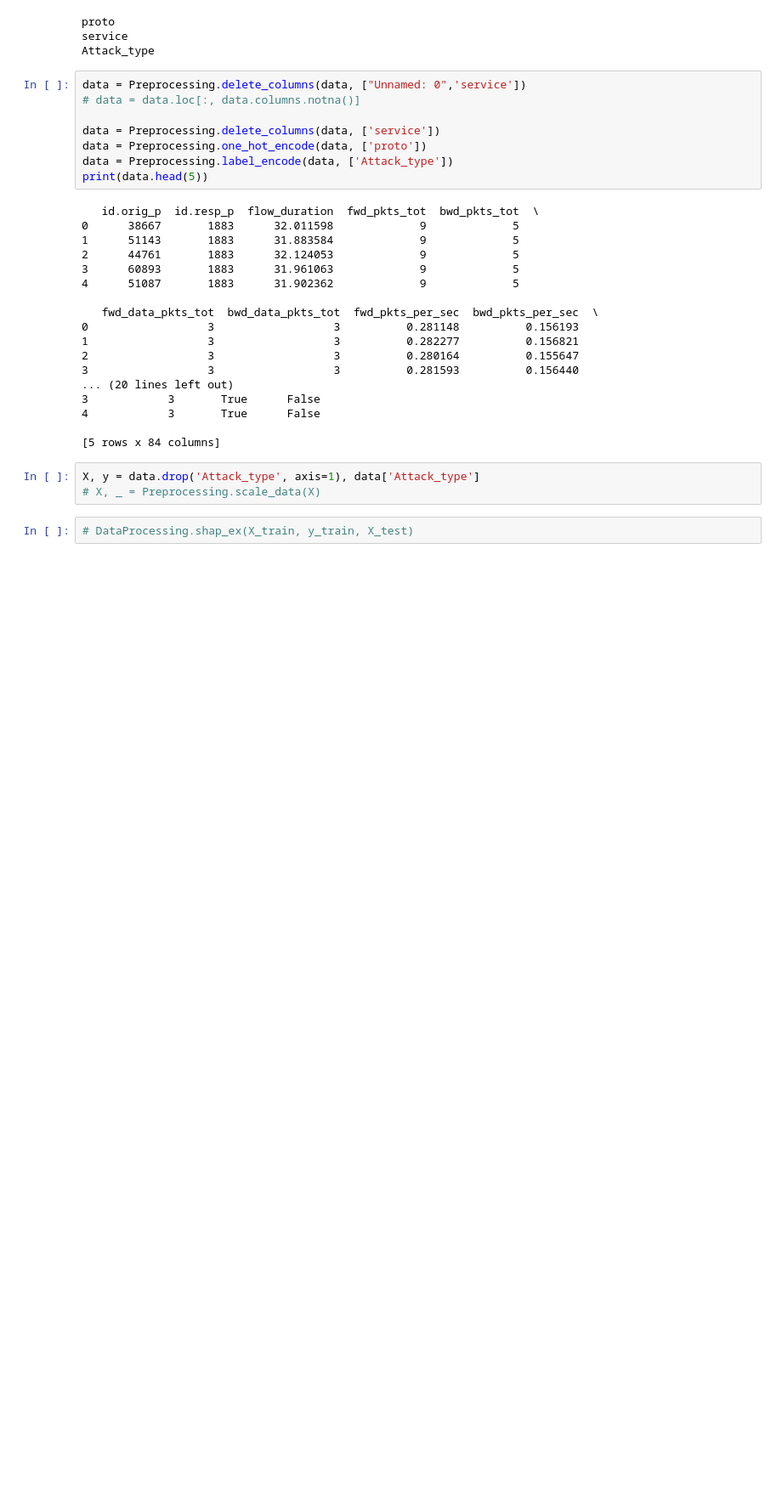
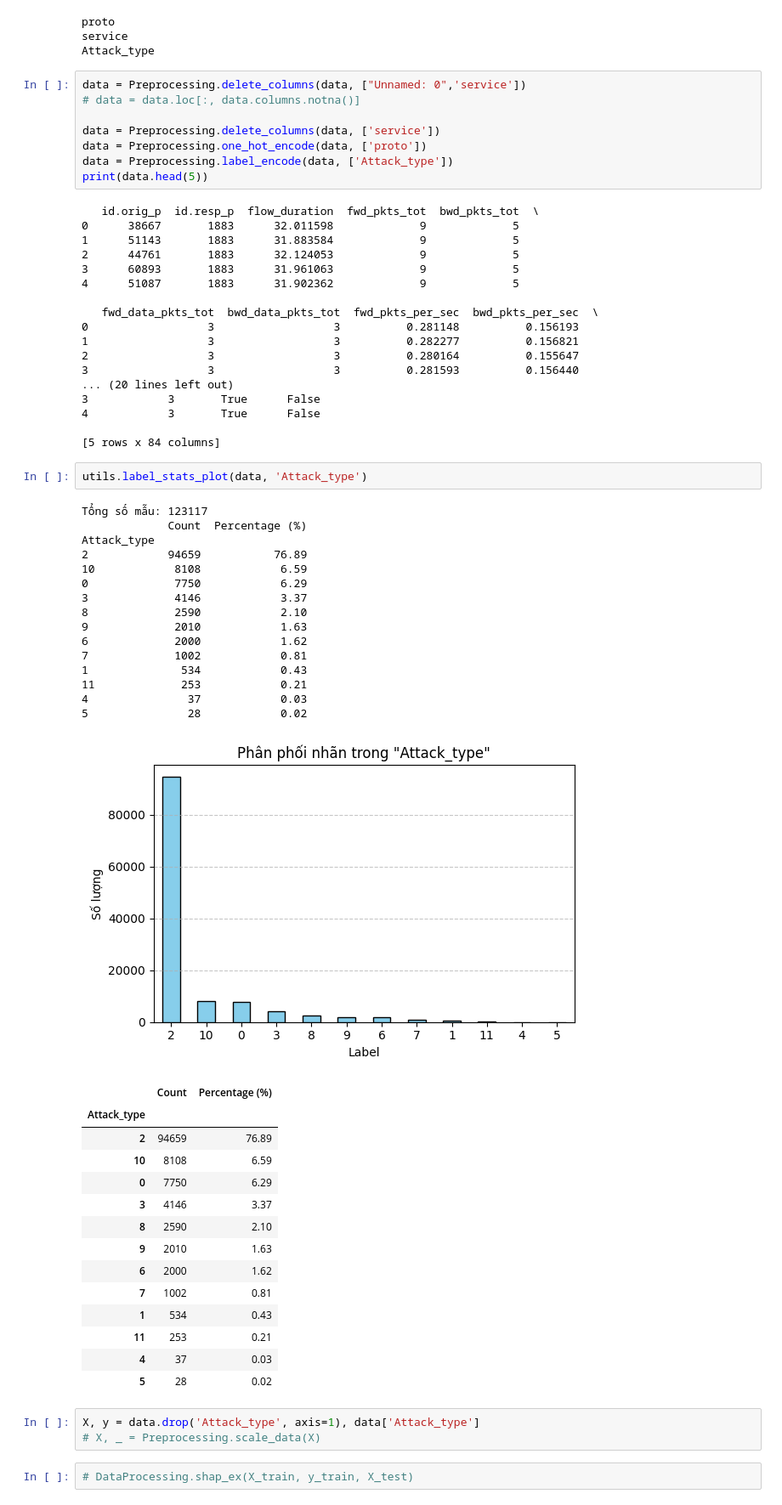
Before and after one commit to quixinh/ppnckh, a Jupyter notebook: EDA/EDA.ipynb, the cells around one changed output. Shown: that part at 85% size. Drawn from its saved outputs; the diff is of its cells as text; blank space fills up the shorter version.

```diff
--- a/EDA/EDA.ipynb
+++ b/EDA/EDA.ipynb
@@ -102,6 +102,39 @@ print(data.head(5))
 4            3       True      False
 
 [5 rows x 84 columns]
+# %%
+utils.label_stats_plot(data, 'Attack_type')
+# %% [output]
+Tổng số mẫu: 123117
+             Count  Percentage (%)
+Attack_type
+2            94659           76.89
+10            8108            6.59
+0             7750            6.29
+3             4146            3.37
+8             2590            2.10
+9             2010            1.63
+6             2000            1.62
+7             1002            0.81
+1              534            0.43
+11             253            0.21
+4               37            0.03
+5               28            0.02
+[figure, added]
+|  | Count | Percentage (%) |
+| Attack_type |  |  |
+| 2 | 94659 | 76.89 |
+| 10 | 8108 | 6.59 |
+| 0 | 7750 | 6.29 |
+| 3 | 4146 | 3.37 |
+| 8 | 2590 | 2.10 |
+| 9 | 2010 | 1.63 |
+| 6 | 2000 | 1.62 |
+| 7 | 1002 | 0.81 |
+| 1 | 534 | 0.43 |
+| 11 | 253 | 0.21 |
+| 4 | 37 | 0.03 |
+| 5 | 28 | 0.02 |
 # %%
 X, y = data.drop('Attack_type', axis=1), data['Attack_type']
 # X, _ = Preprocessing.scale_data(X)
```
Also changed, not shown: 2 other files.
